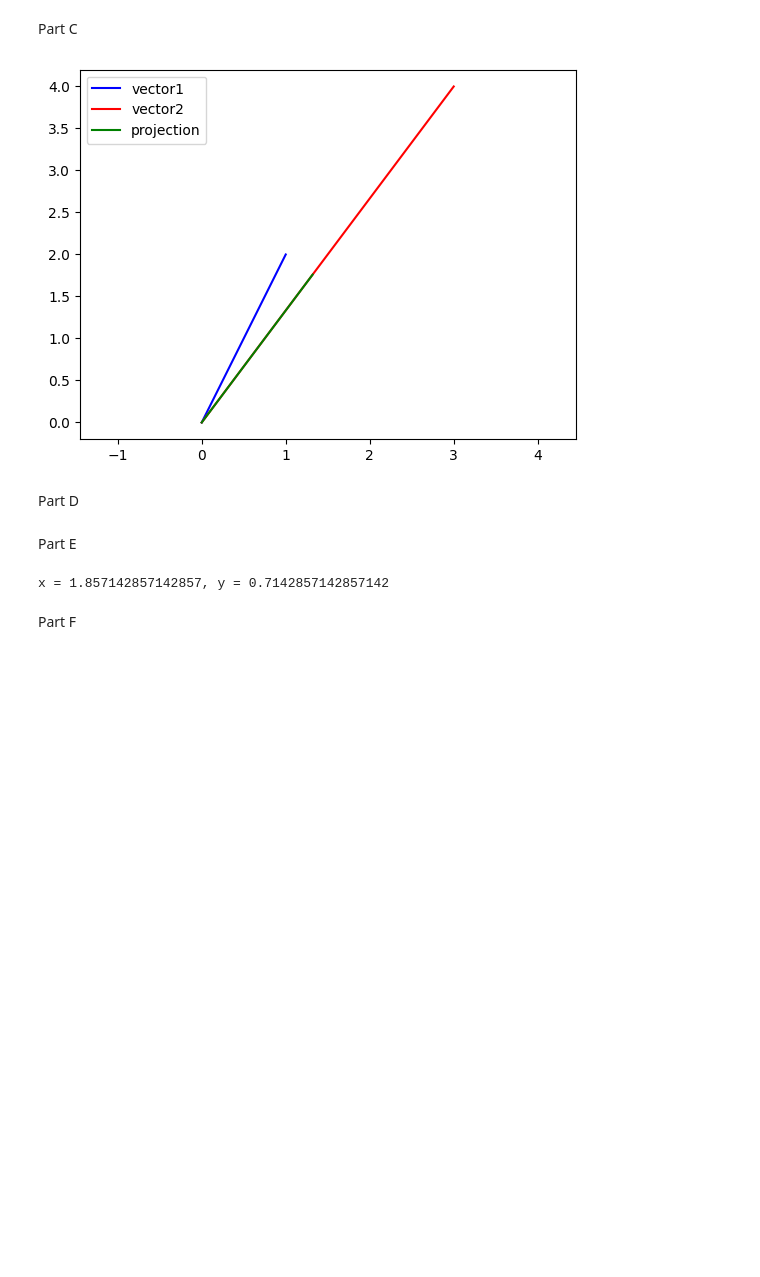
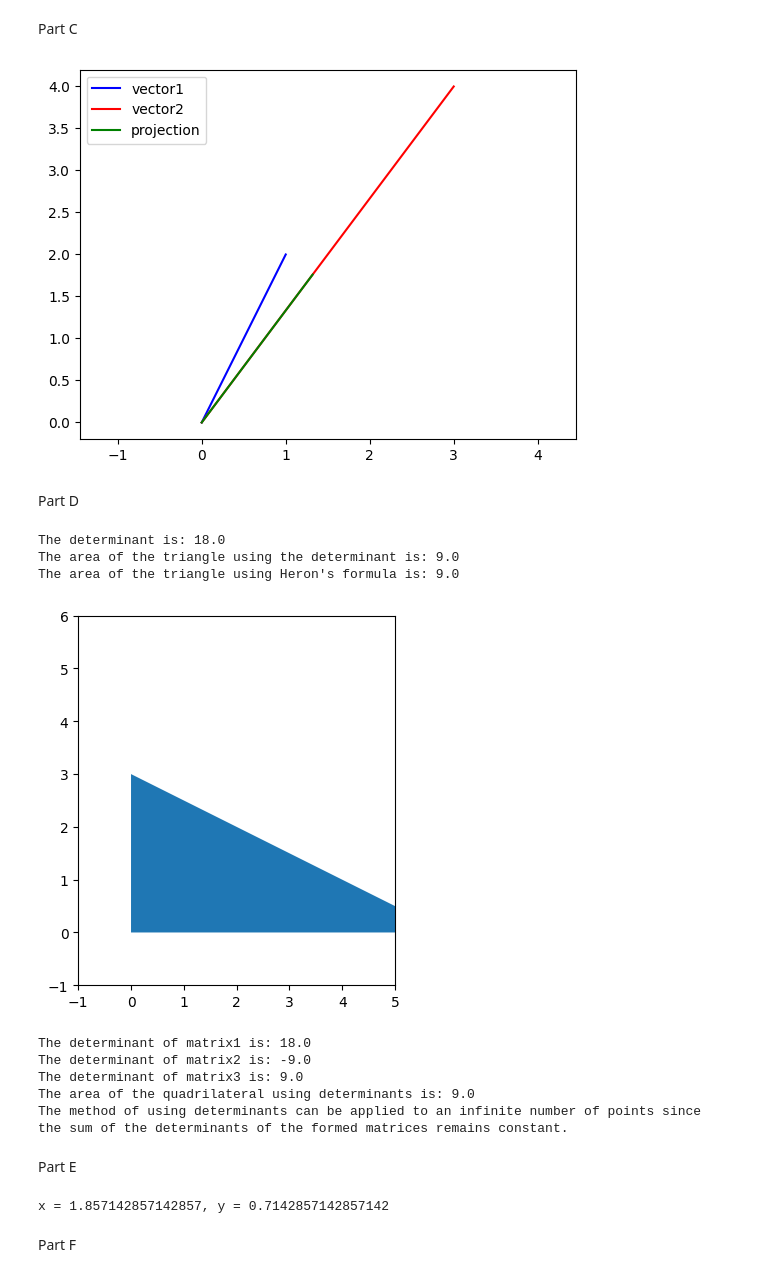
Before and after one commit to jackphtran/HW3, a Jupyter notebook: HW3.ipynb, the cells around one changed output. Cells and saved outputs as stored; diff of their text form; code cells hidden in the pictures; blank space fills up the shorter version.

```diff
--- a/HW3.ipynb
+++ b/HW3.ipynb
@@ -94,7 +94,78 @@ plt.show()
 # %% [markdown]
 Part D
 # %%
-###incomplete
+# Define vertices of triangle
+P1 = np.array([0,0])
+P2 = np.array([6,0])
+P3 = np.array([0,3])
+
+# Define matrix
+points = np.array([[P1[0], P2[0], P3[0]],
+                   [P1[1], P2[1], P3[1]],
+                   [1, 1, 1]])
+
+# Calculate the determinant
+det = np.linalg.det(points)
+
+# Calculate the area of the triangle using determinant
+area_det = 0.5 * abs(det)
+
+# Calculate the lengths for triangle sides
+A = np.linalg.norm(P2 - P1)
+B = np.linalg.norm(P3 - P2)
+C = np.linalg.norm(P1 - P3)
+
+# Calculate the semiperimeter of the triangle
+S = (A+B+C)/2
+
+# Calculate the area of the triangle using Heron's formula
+area_Heron = (S*(S-A)*(S-B)*(S-C))**0.5
+
+print('The determinant is:', round(det, 1))
+print('The area of the triangle using the determinant is:', round(area_det, 1))
+print('The area of the triangle using Heron\'s formula is:', area_Heron)
+
+# Plot the triangle
+fig, ax = plt.subplots()
+ax.fill(points[0], points[1])
+ax.set_xlim(-1, 5)
+ax.set_ylim(-1, 6)
+ax.set_aspect('equal')
+plt.show()
+
+
+# Define the fourth point of quadrilateral
+P4 = array([3,3])
+
+# Define the matrices for 3 triangles formed
+points1 = np.array([[P1[0], P2[0], P4[0]], [P1[1], P2[1], P4[1]], [1, 1, 1]])
+points2 = np.array([[P2[0], P3[0], P4[0]], [P2[1], P3[1], P4[1]], [1, 1, 1]])
+points3 = np.array([[P3[0], P1[0], P4[0]], [P3[1], P1[1], P4[1]], [1, 1, 1]])
+
+# Calculate the determinants
+det1 = np.linalg.det(points1)
+det2 = np.linalg.det(points2)
+det3 = np.linalg.det(points3)
+
+# Add the determinants together and divide by 2 to find the area of the quadrilateral
+area_tot = 0.5 * abs(det1 + det2 + det3)
+
+
+print('The determinant of matrix1 is:', round(det1, 1))
+print('The determinant of matrix2 is:', round(det2, 1))
+print('The determinant of matrix3 is:', round(det3, 1))
+print('The area of the quadrilateral using determinants is:', round(area_tot, 1))
+print('The method of using determinants can be applied to an infinite number of points since the sum of the determinants of the formed matrices remains constant.')
+# %% [output]
+The determinant is: 18.0
+The area of the triangle using the determinant is: 9.0
+The area of the triangle using Heron's formula is: 9.0
+[figure, added]
+The determinant of matrix1 is: 18.0
+The determinant of matrix2 is: -9.0
+The determinant of matrix3 is: 9.0
+The area of the quadrilateral using determinants is: 9.0
+The method of using determinants can be applied to an infinite number of points since the sum of the determinants of the formed matrices remains constant.
 # %% [markdown]
 Part E
 # %%
```
Also changed, not shown: parts of 9 cells of this notebook.
